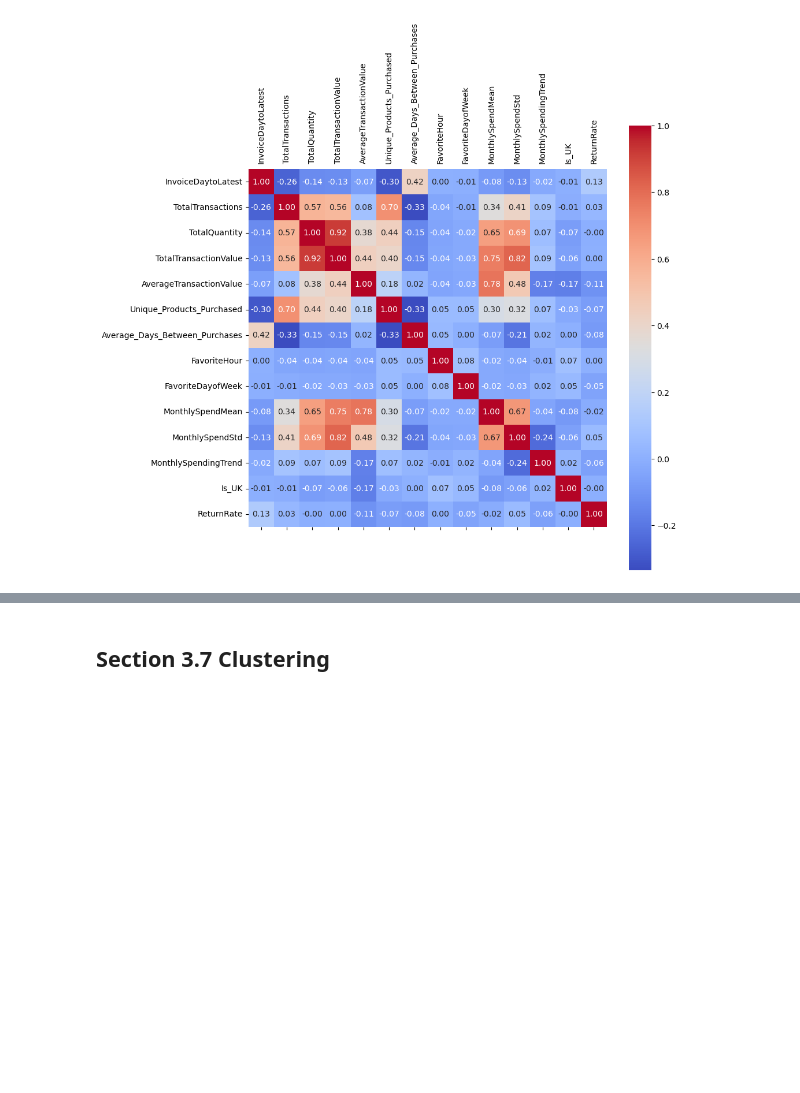
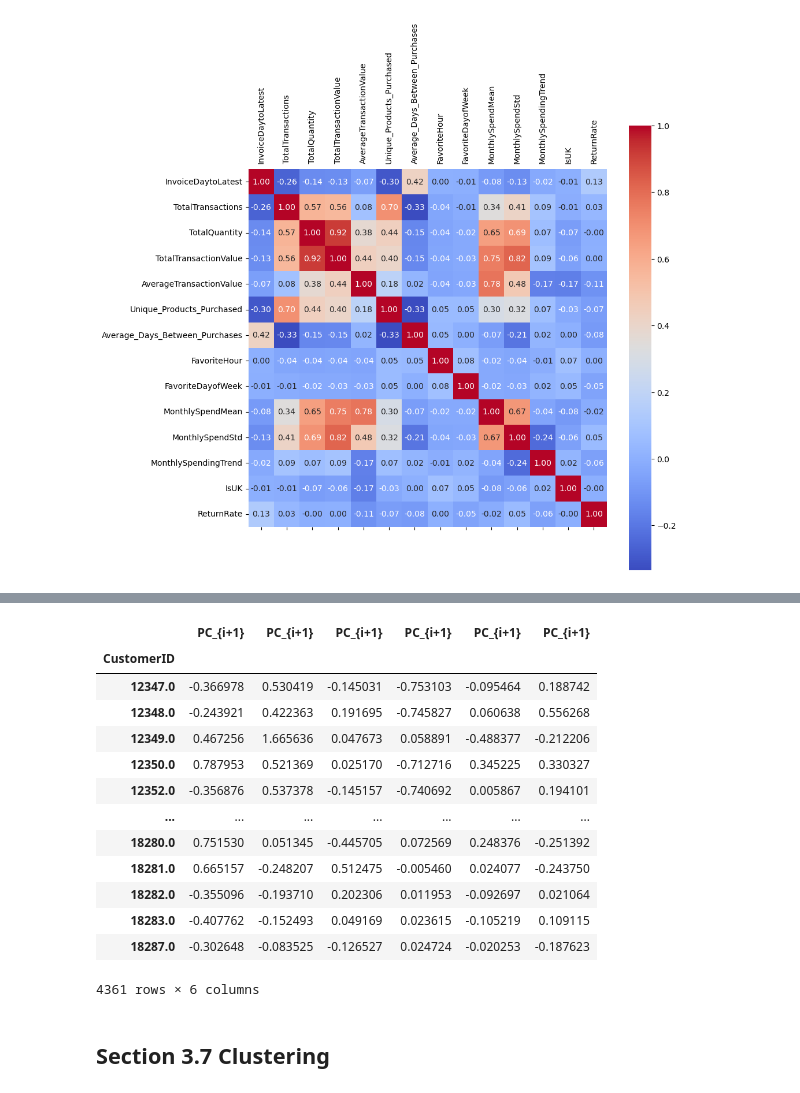
Before and after one commit to gzhang8763/ecommerce_timeseriesanalysis, a Jupyter notebook: e_commerce_analysis.ipynb, the cells around one changed output, grey strips where cells are left out. Drawn from its saved outputs; the diff is of its cells as text; code cells hidden in the pictures; blank space fills up the shorter version.

```diff
--- a/e_commerce_analysis.ipynb
+++ b/e_commerce_analysis.ipynb
@@ -1006,10 +1006,10 @@ Name: Country, dtype: float64
 # %%
 customer_home_country = df.groupby(['CustomerID','Country'])['InvoiceNo'].nunique().reset_index(name='Num_of_Invoice')
 customer_home_country = customer_home_country.iloc[customer_home_country.groupby(['CustomerID'])['Num_of_Invoice'].idxmax()]
-customer_home_country['Is_UK'] = customer_home_country['Country'].apply(lambda x: 1 if x == 'United Kingdom' else 0)
+customer_home_country['IsUK'] = customer_home_country['Country'].apply(lambda x: 1 if x == 'United Kingdom' else 0)
 
 # merge
-customer_df = customer_df.merge(customer_home_country[['CustomerID','Is_UK']], on='CustomerID', how='left')
+customer_df = customer_df.merge(customer_home_country[['CustomerID','IsUK']], on='CustomerID', how='left')
 # %% [markdown]
 ### 4) Cancellation insights
 - cancellation rate
@@ -1079,3 +1146,34 @@ plt.tick_params(axis='x', labelrotation=90, labeltop=True, labelbottom=False)
+# %%
+# apply PCA with n_components=6
+num_components_pca = 6
+
+pca = PCA(n_components=num_components_pca)
+customer_df_pca = pca.fit_transform(customer_df_scaled)
+
+column_names = []
+for i in range(num_components_pca):
+    column_names.append("PC_{i+1}")
+
+# Set the new column names
+customer_df_pca = pd.DataFrame(customer_df_pca)
+customer_df_pca.columns = column_names
+customer_df_pca.index = customer_df_scaled.index
+customer_df_pca
+# %% [output]
+|  | PC_{i+1} | PC_{i+1} | PC_{i+1} | PC_{i+1} | PC_{i+1} | PC_{i+1} |
+| CustomerID |  |  |  |  |  |  |
+| 12347.0 | -0.366978 | 0.530419 | -0.145031 | -0.753103 | -0.095464 | 0.188742 |
+| 12348.0 | -0.243921 | 0.422363 | 0.191695 | -0.745827 | 0.060638 | 0.556268 |
+| 12349.0 | 0.467256 | 1.665636 | 0.047673 | 0.058891 | -0.488377 | -0.212206 |
+| 12350.0 | 0.787953 | 0.521369 | 0.025170 | -0.712716 | 0.345225 | 0.330327 |
+| 12352.0 | -0.356876 | 0.537378 | -0.145157 | -0.740692 | 0.005867 | 0.194101 |
+| ... | ... | ... | ... | ... | ... | ... |
+| 18280.0 | 0.751530 | 0.051345 | -0.445705 | 0.072569 | 0.248376 | -0.251392 |
+| 18281.0 | 0.665157 | -0.248207 | 0.512475 | -0.005460 | 0.024077 | -0.243750 |
+| 18282.0 | -0.355096 | -0.193710 | 0.202306 | 0.011953 | -0.092697 | 0.021064 |
+| 18283.0 | -0.407762 | -0.152493 | 0.049169 | 0.023615 | -0.105219 | 0.109115 |
+| 18287.0 | -0.302648 | -0.083525 | -0.126527 | 0.024724 | -0.020253 | -0.187623 |
+4361 rows × 6 columns
 # %% [markdown]
 ## Section 3.7 Clustering  <a id="sec3_7"></a>
 # %% [markdown]
```
Also changed, not shown: parts of 10 cells of this notebook.
